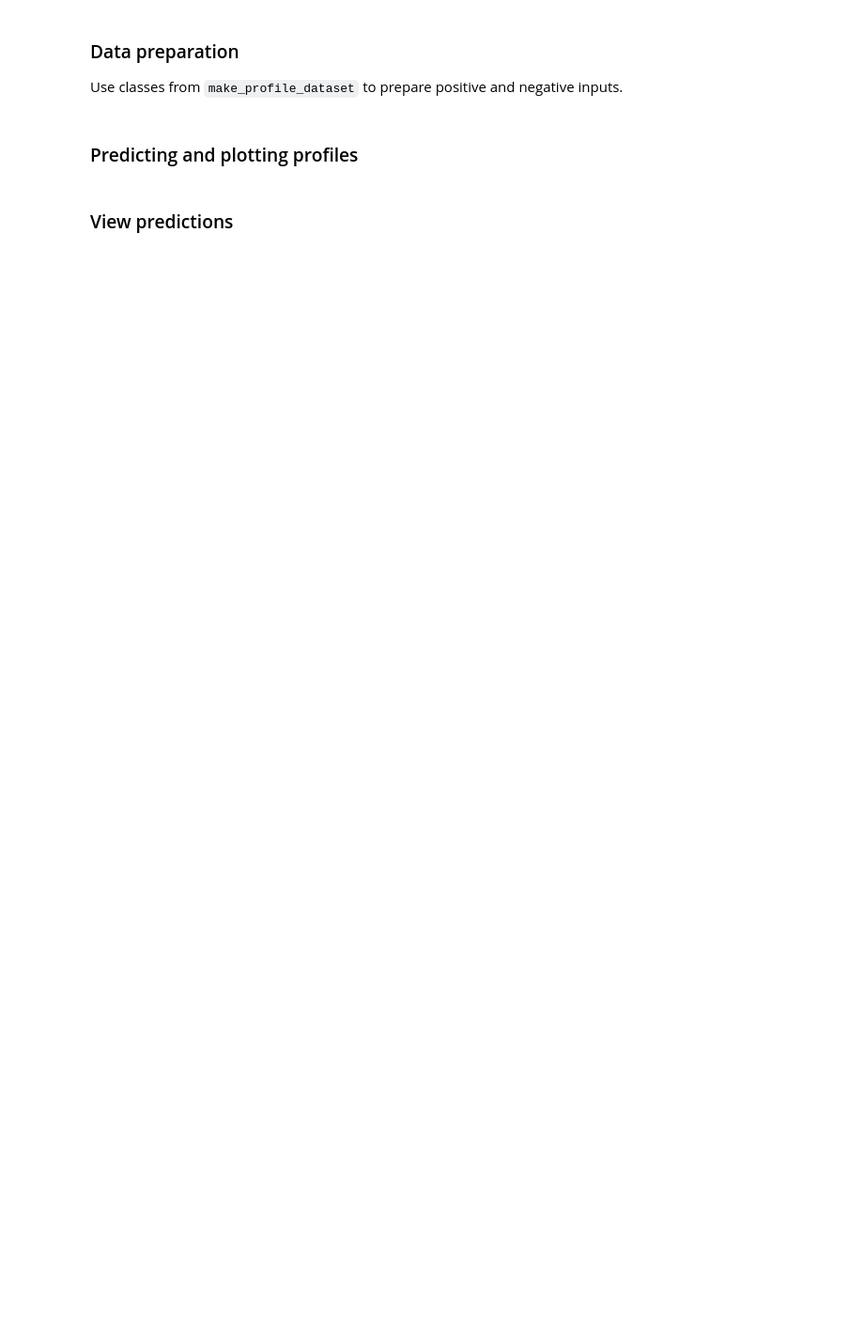
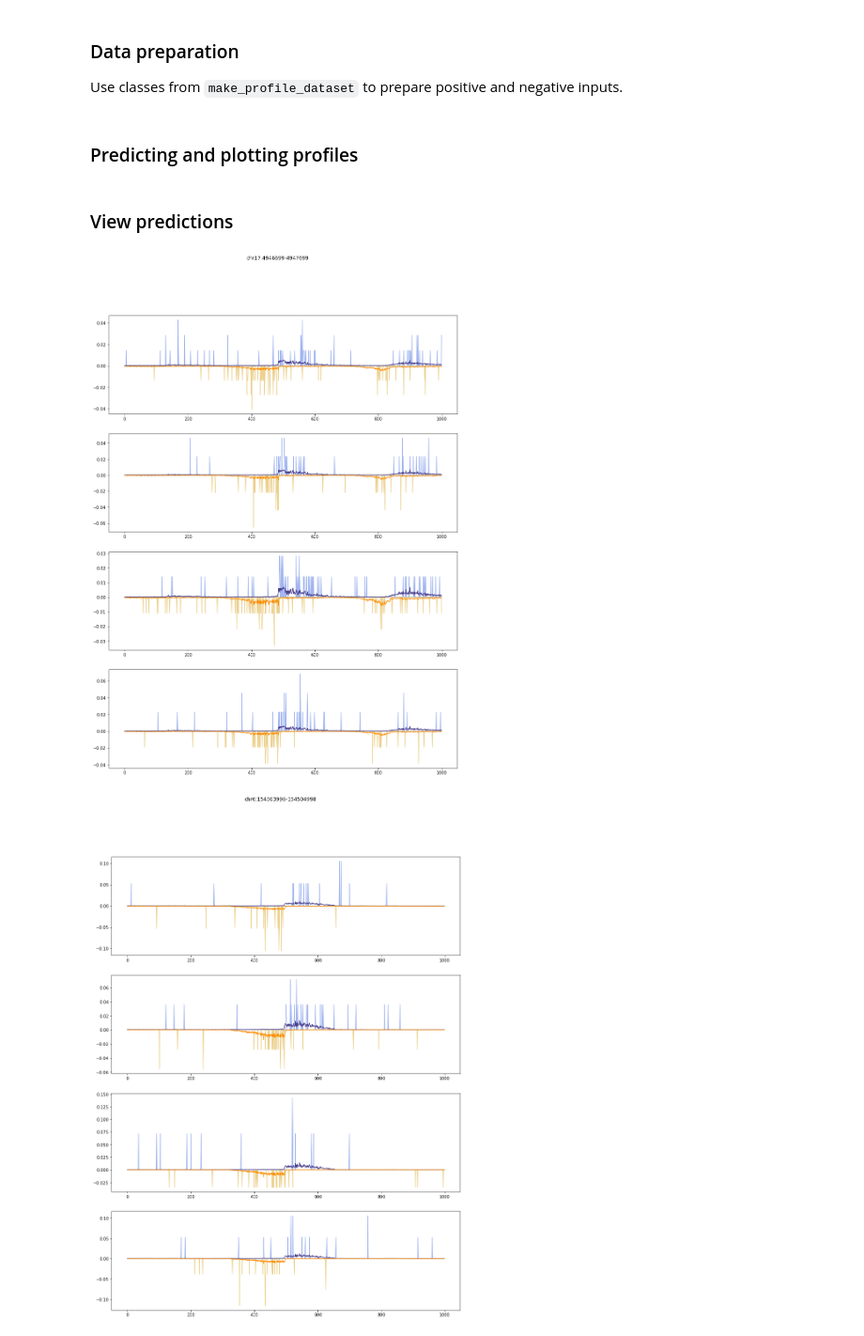
Before and after one commit to kundajelab/neural_motif_discovery, a Jupyter notebook: notebooks/predict_profiles.ipynb, the cells around one changed output. Shown at 94% size. Cells and saved outputs as stored; diff of their text form; code cells hidden in the pictures; blank space fills up the shorter version.

Commit message:
Update notebooks for viewing profiles

```diff
--- a/notebooks/predict_profiles.ipynb
+++ b/notebooks/predict_profiles.ipynb
@@ -51,10 +23,20 @@ model_path = "/users/amtseng/tfmodisco/models/trained_models/SPI1_nocounts_nohyp
 # %%
-# Define some constants
+# Define the paths to the files and model, and some constants
+files_spec_path = "/users/amtseng/tfmodisco/data/processed/ENCODE/config/SPI1/SPI1_training_paths.json"
+model_path = "/users/amtseng/tfmodisco/models/trained_models/SPI1/22/model_ckpt_epoch_8.h5"
+
 reference_fasta = "/users/amtseng/genomes/hg38.fasta"
 chrom_sizes = "/users/amtseng/genomes/hg38.canon.chrom.sizes"
 input_length = 1346
 profile_length = 1000
 num_tasks = 4
+# %%
+# Extract the file specs
+with open(files_spec_path, "r") as f:
+    files_spec = json.load(f)
+peaks_bed = files_spec["train_peak_beds"][0]  # First peaks BED, arbitrarily
+prof_bigwigs = files_spec["prof_bigwigs"]
+assert num_tasks == len(prof_bigwigs) / 2
 # %%
 # Import the model
 custom_objects = {
@@ -121,7 +123,7 @@ def predict_coords(coords):
 
     return log_pred_profs, log_pred_counts, true_profs, true_counts
 # %%
-def plot_profiles(pred_profs, true_profs, normalize=True, title=None):
+def plot_profiles(pred_profs, true_profs, title=None):
     """
     Plots the given profiles.
     Both arguments should be T x O x 2 NumPy arrays, where the subarrays are the
@@ -129,12 +131,11 @@ def plot_profiles(pred_profs, true_profs, normalize=True, title=None):
     If `normalize` is True, normalize the profiles to be probabilities (i.e.
     each track sums to 1)
     """
-    pred_profs, true_profs = np.squeeze(pred_profs), np.squeeze(true_profs)
+    pred_profs, true_profs = np.squeeze(pred_profs, axis=0), np.squeeze(true_profs, axis=0)
     num_tasks, prof_length = pred_profs.shape[0], pred_profs.shape[1]
-    if normalize:
-        pred_profs = pred_profs / np.expand_dims(np.sum(pred_profs, axis=1), axis=1)
-        true_profs = true_profs / np.expand_dims(np.sum(true_profs, axis=1), axis=1)
     fig, ax = plt.subplots(num_tasks, figsize=(15, 20))
+    if num_tasks == 1:
+        ax = [ax]
     for i in range(num_tasks):
         ax[i].plot(true_profs[i,:,0], color="royalblue", alpha=0.5)
         ax[i].plot(-true_profs[i,:,1], color="goldenrod", alpha=0.5)
@@ -145,5 +146,6 @@ def plot_profiles(pred_profs, true_profs, normalize=True, title=None):
 # %% [markdown]
 ### View predictions
 # %%
-# Sample some positive coordinates
-pos_coords_table.sample(10)
+# Sample some positive and negative coordinates
+pos_sample = pos_coords_table.sample(10).values[:, :3]
+neg_sample = neg_coord_sampler.sample_intervals(10)
@@ -153,5 +152,9 @@ neg_coord_sampler.sample_intervals(10)
 # %%
-log_pred_profs, log_pred_counts, true_profs, true_counts = predict_coords([("chr3", 138875547, 138876547)])
-pred_prof_probs = np.exp(log_pred_profs)
-true_prof_probs = true_profs / np.sum(true_profs, axis=2, keepdims=True)
-plot_profiles(pred_prof_probs, true_prof_probs, normalize=False)
+for coord in [pos_sample[0], pos_sample[1], neg_sample[0]]:
+    log_pred_profs, log_pred_counts, true_profs, true_counts = predict_coords([coord])
+    pred_prof_probs = np.exp(log_pred_profs)
+    true_prof_probs = true_profs / np.sum(true_profs, axis=2, keepdims=True)
+    plot_profiles(pred_prof_probs, true_prof_probs, title=("%s:%d-%d" % (coord[0], coord[1], coord[2])))
+# %% [output]
+[figure, added]
+[figure, added]
```
Also changed, not shown: parts of 7 cells of this notebook, 1 other file.
